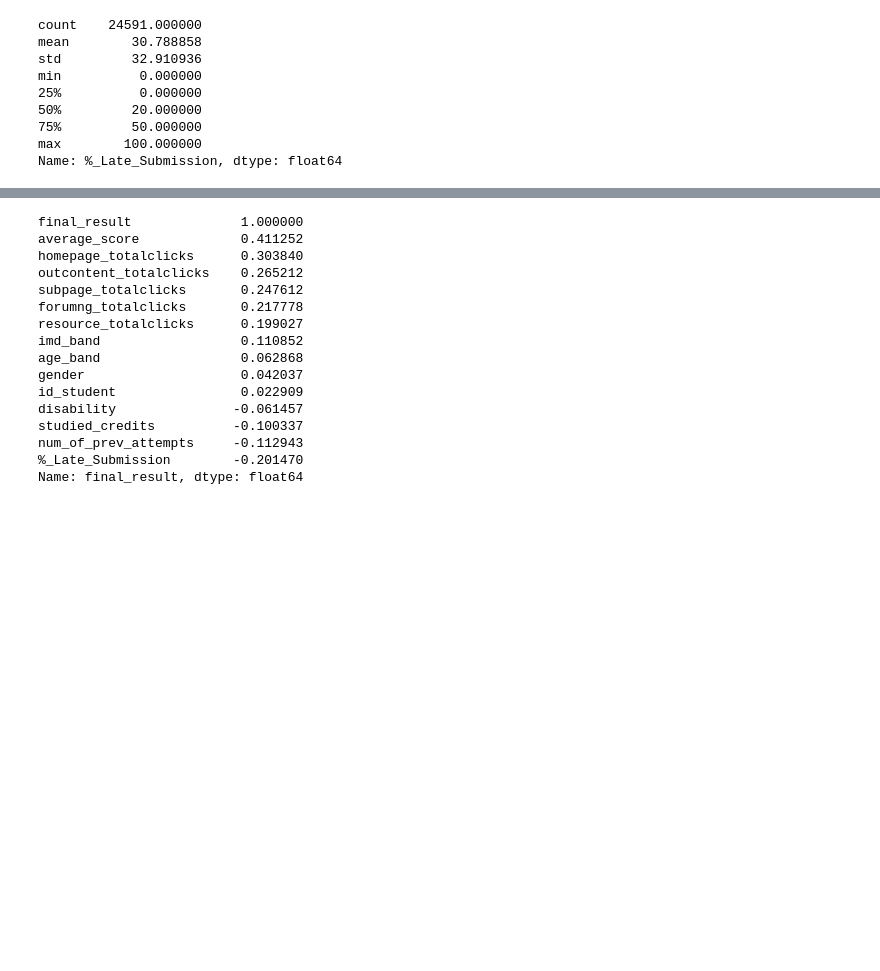
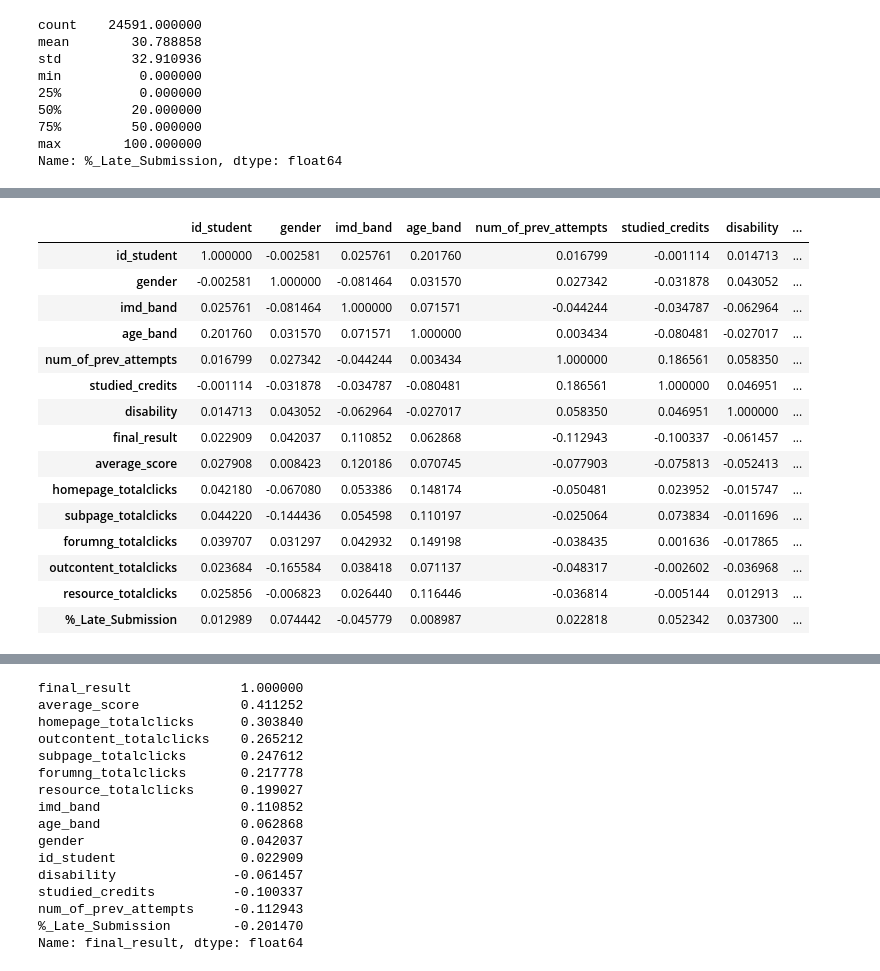
Before and after one commit to AnwarsaeedMM/College-project, a Jupyter notebook: output/Model&EDA.ipynb, the cells around one changed output, grey strips where cells are left out. Drawn from its saved outputs; the diff is of its cells as text; code cells hidden in the pictures; blank space fills up the shorter version.

```diff
--- a/output/Model&EDA.ipynb
+++ b/output/Model&EDA.ipynb
@@ -1175,0 +1154,23 @@ sns.heatmap(studentAsmInfo_corr)
+# %%
+numeric_df = studentAsmInfo.select_dtypes(include=['int64', 'float64'])
+
+studentAsmInfo_corr = numeric_df.corr()
+
+studentAsmInfo_corr
+# %% [output]
+|  | id_student | gender | imd_band | age_band | num_of_prev_attempts | studied_credits | disability | ... |
+| id_student | 1.000000 | -0.002581 | 0.025761 | 0.201760 | 0.016799 | -0.001114 | 0.014713 | ... |
+| gender | -0.002581 | 1.000000 | -0.081464 | 0.031570 | 0.027342 | -0.031878 | 0.043052 | ... |
+| imd_band | 0.025761 | -0.081464 | 1.000000 | 0.071571 | -0.044244 | -0.034787 | -0.062964 | ... |
+| age_band | 0.201760 | 0.031570 | 0.071571 | 1.000000 | 0.003434 | -0.080481 | -0.027017 | ... |
+| num_of_prev_attempts | 0.016799 | 0.027342 | -0.044244 | 0.003434 | 1.000000 | 0.186561 | 0.058350 | ... |
+| studied_credits | -0.001114 | -0.031878 | -0.034787 | -0.080481 | 0.186561 | 1.000000 | 0.046951 | ... |
+| disability | 0.014713 | 0.043052 | -0.062964 | -0.027017 | 0.058350 | 0.046951 | 1.000000 | ... |
+| final_result | 0.022909 | 0.042037 | 0.110852 | 0.062868 | -0.112943 | -0.100337 | -0.061457 | ... |
+| average_score | 0.027908 | 0.008423 | 0.120186 | 0.070745 | -0.077903 | -0.075813 | -0.052413 | ... |
+| homepage_totalclicks | 0.042180 | -0.067080 | 0.053386 | 0.148174 | -0.050481 | 0.023952 | -0.015747 | ... |
+| subpage_totalclicks | 0.044220 | -0.144436 | 0.054598 | 0.110197 | -0.025064 | 0.073834 | -0.011696 | ... |
+| forumng_totalclicks | 0.039707 | 0.031297 | 0.042932 | 0.149198 | -0.038435 | 0.001636 | -0.017865 | ... |
+| outcontent_totalclicks | 0.023684 | -0.165584 | 0.038418 | 0.071137 | -0.048317 | -0.002602 | -0.036968 | ... |
+| resource_totalclicks | 0.025856 | -0.006823 | 0.026440 | 0.116446 | -0.036814 | -0.005144 | 0.012913 | ... |
+| %_Late_Submission | 0.012989 | 0.074442 | -0.045779 | 0.008987 | 0.022818 | 0.052342 | 0.037300 | ... |
```
Also changed, not shown: parts of 26 cells of this notebook, 3 other files.
